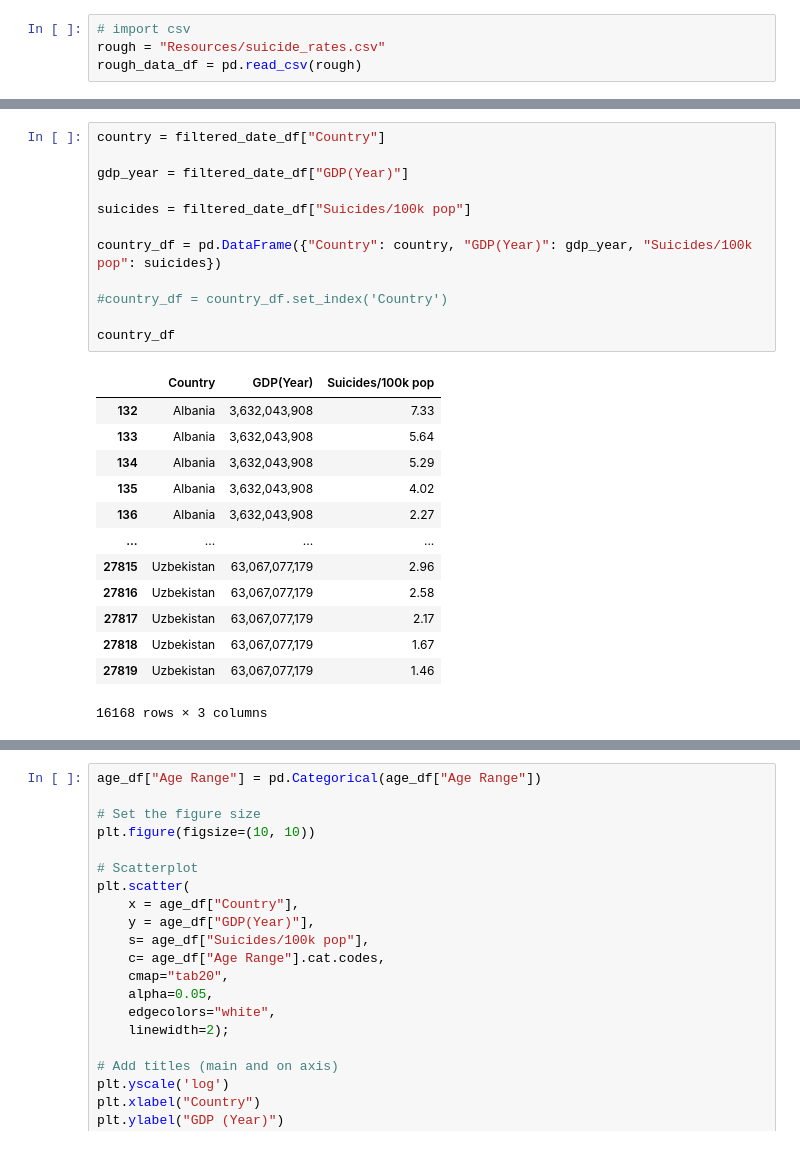
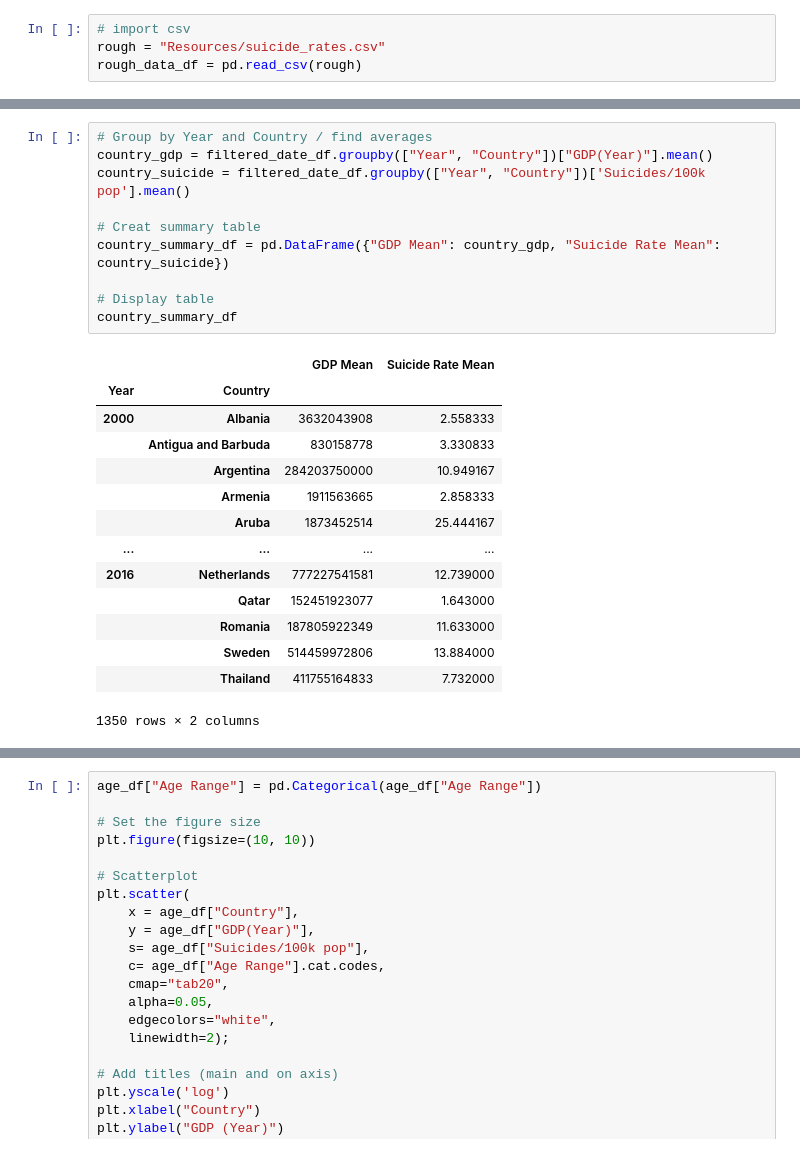
Before and after one commit to elysesulkey/Suicide-in-the-Americas-Data-Analysis, a Jupyter notebook: april12ESmatplot.ipynb, the cells around one changed output, grey strips where cells are left out. Saved outputs shown, nothing was run; the diff lists cells and outputs as text.

```diff
--- a/april12ESmatplot.ipynb
+++ b/april12ESmatplot.ipynb
@@ -40,29 +46,28 @@ filtered_date_df.head()
-# %%
-country = filtered_date_df["Country"]
-
-gdp_year = filtered_date_df["GDP(Year)"]
-
-suicides = filtered_date_df["Suicides/100k pop"]
-
-country_df = pd.DataFrame({"Country": country, "GDP(Year)": gdp_year, "Suicides/100k pop": suicides})
-
-#country_df = country_df.set_index('Country')
-
-country_df
-# %% [output]
-|  | Country | GDP(Year) | Suicides/100k pop |
-| 132 | Albania | 3,632,043,908 | 7.33 |
-| 133 | Albania | 3,632,043,908 | 5.64 |
-| 134 | Albania | 3,632,043,908 | 5.29 |
-| 135 | Albania | 3,632,043,908 | 4.02 |
-| 136 | Albania | 3,632,043,908 | 2.27 |
-| ... | ... | ... | ... |
-| 27815 | Uzbekistan | 63,067,077,179 | 2.96 |
-| 27816 | Uzbekistan | 63,067,077,179 | 2.58 |
-| 27817 | Uzbekistan | 63,067,077,179 | 2.17 |
-| 27818 | Uzbekistan | 63,067,077,179 | 1.67 |
-| 27819 | Uzbekistan | 63,067,077,179 | 1.46 |
-16168 rows × 3 columns
+# %%
+# Group by Year and Country / find averages
+country_gdp = filtered_date_df.groupby(["Year", "Country"])["GDP(Year)"].mean()
+country_suicide = filtered_date_df.groupby(["Year", "Country"])['Suicides/100k pop'].mean()
+
+# Creat summary table
+country_summary_df = pd.DataFrame({"GDP Mean": country_gdp, "Suicide Rate Mean": country_suicide})
+
+# Display table
+country_summary_df
+# %% [output]
+|  |  | GDP Mean | Suicide Rate Mean |
+| Year | Country |  |  |
+| 2000 | Albania | 3632043908 | 2.558333 |
+|  | Antigua and Barbuda | 830158778 | 3.330833 |
+|  | Argentina | 284203750000 | 10.949167 |
+|  | Armenia | 1911563665 | 2.858333 |
+|  | Aruba | 1873452514 | 25.444167 |
+| ... | ... | ... | ... |
+| 2016 | Netherlands | 777227541581 | 12.739000 |
+|  | Qatar | 152451923077 | 1.643000 |
+|  | Romania | 187805922349 | 11.633000 |
+|  | Sweden | 514459972806 | 13.884000 |
+|  | Thailand | 411755164833 | 7.732000 |
+1350 rows × 2 columns
 # %%
 # Set the figure size
 plt.figure(figsize=(10, 10))
```
Also changed, not shown: parts of 6 cells of this notebook.
